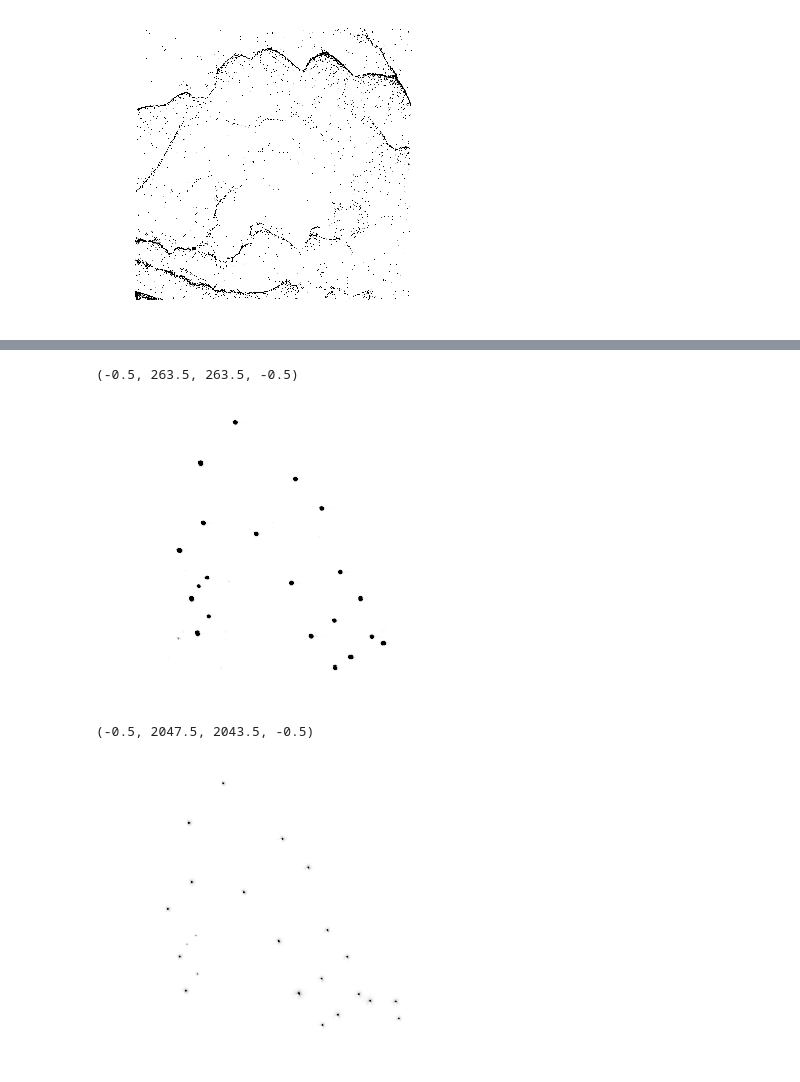
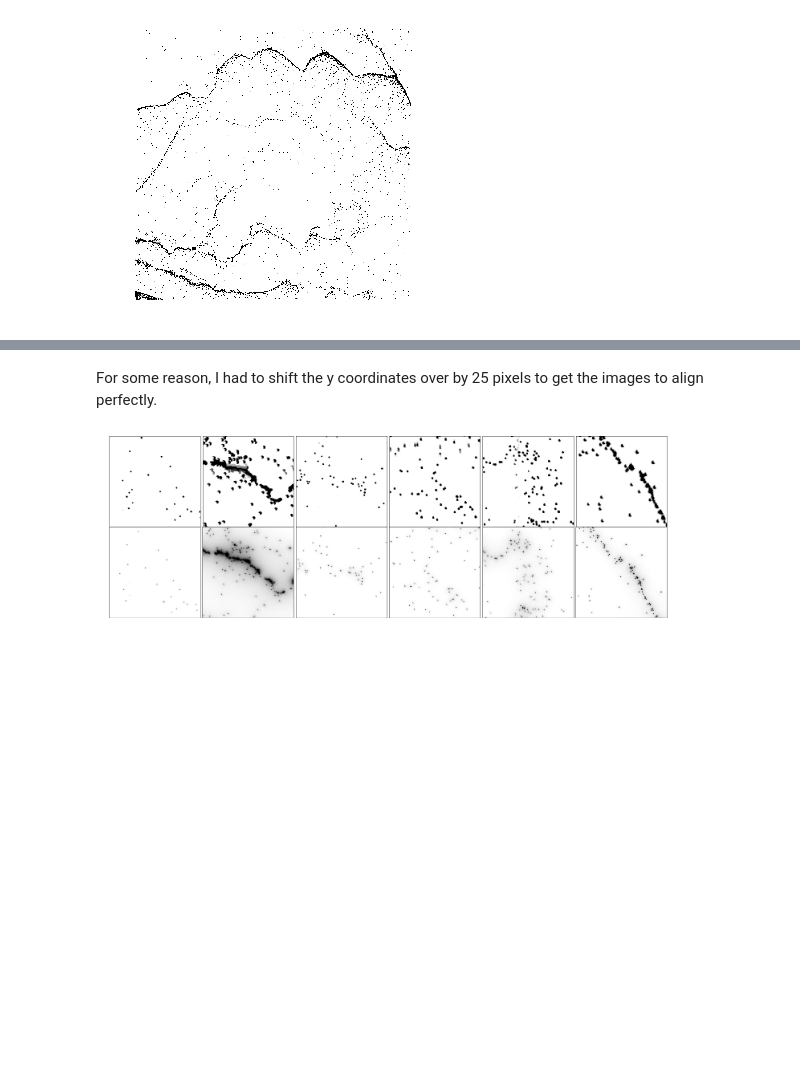
Before and after one commit to dash2927/diff_register, a Jupyter notebook: notebooks/07_14_18_brainstorming_alignment_validation.ipynb, the cells around one changed output, grey strips where cells are left out. Saved outputs shown, nothing was run; the diff lists cells and outputs as text; code cells hidden in the pictures; blank space fills up the shorter version.

```diff
--- a/notebooks/07_14_18_brainstorming_alignment_validation.ipynb
+++ b/notebooks/07_14_18_brainstorming_alignment_validation.ipynb
@@ -59,2 +144,2 @@ plt.axis('off')
 # %%
-xmlpoints = reg.read_xmlpoints(multipoints, converttopix=True, umppx=1.24, offset=(-7086, -5524))
+xmlmod = reg.read_xmlpoints(multipoints, tilescan, converttopix=True, umppx=1.24, offset=(-7086, -5524))
@@ -70,7 +146,2 @@ xmlpoints
-# %%
-xmlmod = []
-
-for point in xmlpoints:
-    xmlmod.append((tiled.shape[0]-point[0], point[1]))
 # %%
 xmlmod
@@ -107,0 +150,2 @@ tiled.shape
+# %% [markdown]
+For some reason, I had to shift the y coordinates over by 25 pixels to get the images to align perfectly.
@@ -108,16 +154,31 @@ tiled.shape
 # %%
-subim = crop_to_videodims(tiled, vidpoint=xmlmod[0], defaultdims=False, dim=dim_cells, fname='test.tif')
+subim = reg.crop_to_videodims(tiled, vidpoint=xmlmod[2], dim=dim_cells, fname='test.tif', correction=(35, 5))
 # %%
 fig = plt.figure(figsize=(5, 5))
 plt.imshow(subim, cmap='binary')
 plt.axis('off')
-# %% [output]
-(-0.5, 263.5, 263.5, -0.5)
-[figure, removed]
 # %%
 fig = plt.figure(figsize=(5, 5))
-plt.imshow(pointv[0, :, :], cmap='binary', vmin=500, vmax=20000)
+plt.imshow(pointv[2, :, :], cmap='binary', vmin=500, vmax=20000)
 plt.axis('off')
-# %% [output]
-(-0.5, 2047.5, 2043.5, -0.5)
-[figure, removed]
+# %%
+f, axarr = plt.subplots(6, 6, figsize=(25, 25))
+
+for i in range(0, 6):
+    subim = reg.crop_to_videodims(tiled, vidpoint=xmlmod[i], dim=dim_cells, fname='test.tif', correction=(35, 5))
+    axarr[0, i].imshow(subim, cmap='binary')
+    axarr[1, i].imshow(pointv[i, :, :], cmap='binary', vmin=500, vmax=25000)
+    axarr[0, i].set_xticks([])
+    axarr[0, i].set_yticks([])
+    axarr[1, i].set_xticks([])
+    axarr[1, i].set_yticks([])
+
+    for j in range(2, 6):
+        axarr[j, i].axis('off')
+
+f.subplots_adjust(hspace=0, wspace=0)
+#f.tight_layout(pad=0.05, w_pad=0.05, h_pad=0.05)
+#plt.show()
+plt.savefig('testsubplots.png')
+# %% [output]
+[figure, added]
```
Also changed, not shown: parts of 13 cells of this notebook, 1 other file.
